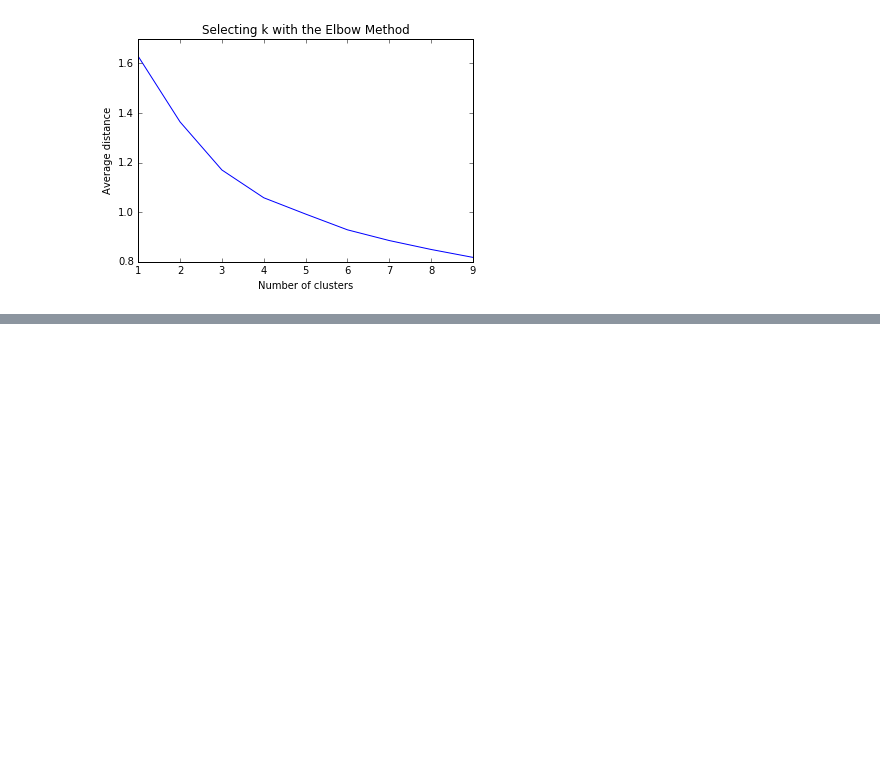
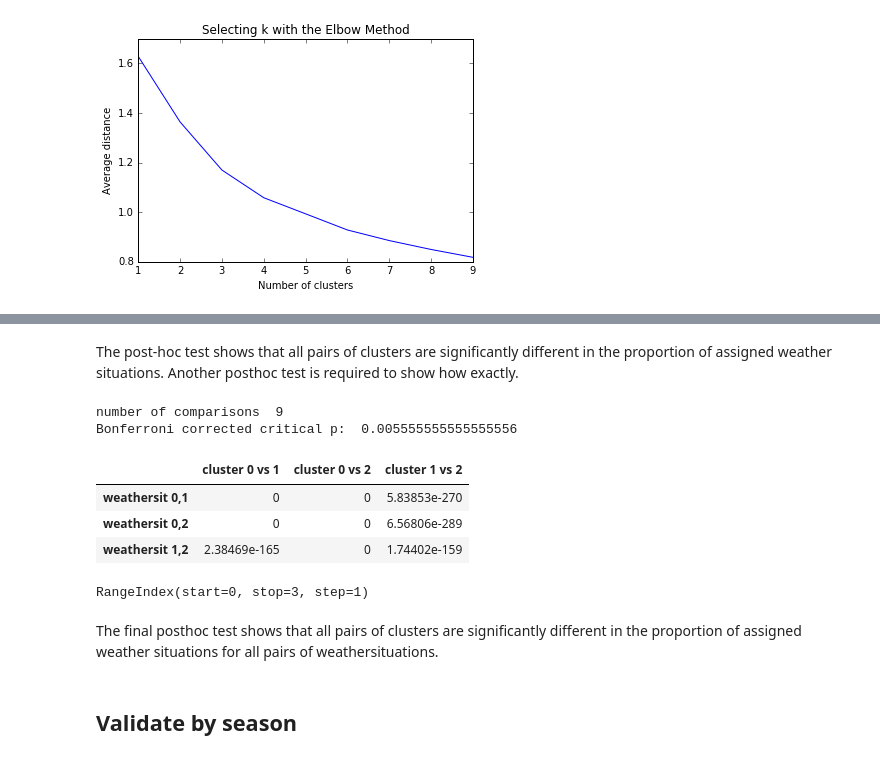
Before and after one commit to herwinvw/MachineLearningCourse, a Jupyter notebook: k-means.ipynb, the cells around one changed output, grey strips where cells are left out. Saved outputs shown, nothing was run; the diff lists cells and outputs as text; code cells hidden in the pictures; blank space fills up the shorter version.

```diff
--- a/k-means.ipynb
+++ b/k-means.ipynb
@@ -151,0 +211,40 @@ pandas.crosstab(sub1.season, sub1.cluster)
+# %% [markdown]
+The post-hoc test shows that all pairs of clusters are significantly different in the proportion of assigned weather situations. Another posthoc test is required to show how exactly.
+# %%
+numcomparisons = 0
+colnames = []
+rownames = []
+table = pandas.DataFrame('-',index=range(0,3),columns=range(0,3))
+for cl1 in range(0,3):
+    for cl2 in range(cl1+1,3):
+        colnames.append("cluster "+str(cl1)+" vs "+str(cl2))
+        for ws1 in range(0,3):
+            for ws2 in range(ws1+1,3):
+                rownames.append("weathersit "+str(ws1)+","+str(ws2))
+                sub2 = sub1[(sub1['cluster'] == cl1) | (sub1['cluster'] == cl2)|(sub1['weathersit'] == ws1) | (sub1['weathersit'] == ws2)]
+                ct = pandas.crosstab(sub2.weathersit, sub2.cluster)
+                chi2, p, dof, ex = scipy.stats.chi2_contingency(ct)
+                numcomparisons = numcomparisons+1
+                table.iloc[cl1+cl2-1,ws1+ws2-1] = p
+
+print("number of comparisons ",numcomparisons)
+pcritical = 0.05/numcomparisons
+print("Bonferroni corrected critical p: ",pcritical)
+table.columns = colnames
+table.index = rownames[0:3]
+table
+# %% [output]
+number of comparisons  9
+Bonferroni corrected critical p:  0.005555555555555556
+|  | cluster 0 vs 1 | cluster 0 vs 2 | cluster 1 vs 2 |
+| weathersit 0,1 | 0 | 0 | 5.83853e-270 |
+| weathersit 0,2 | 0 | 0 | 6.56806e-289 |
+| weathersit 1,2 | 2.38469e-165 | 0 | 1.74402e-159 |
+# %%
+table.index
+# %% [output]
+RangeIndex(start=0, stop=3, step=1)
+# %% [markdown]
+The final posthoc test shows that all pairs of clusters are significantly different in the proportion of assigned weather situations for all pairs of weathersituations.
+# %% [markdown]
+## Validate by season
```
Also changed, not shown: parts of 27 cells of this notebook.
